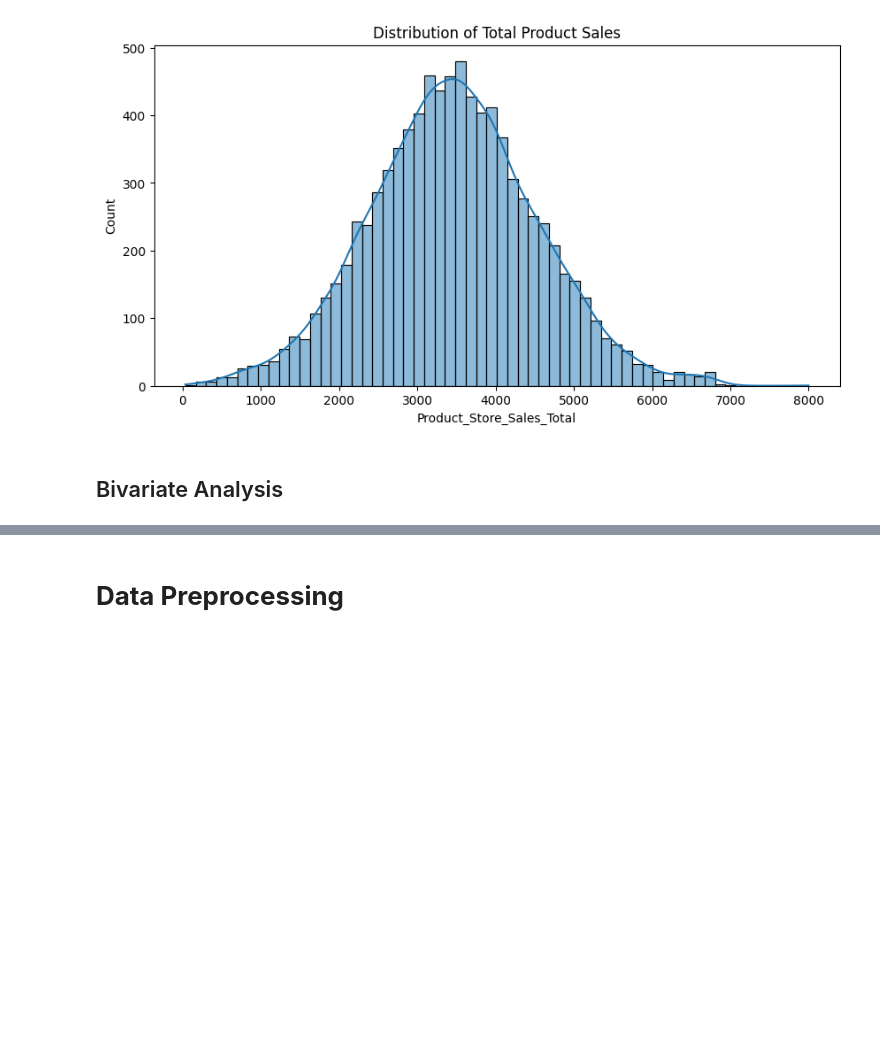
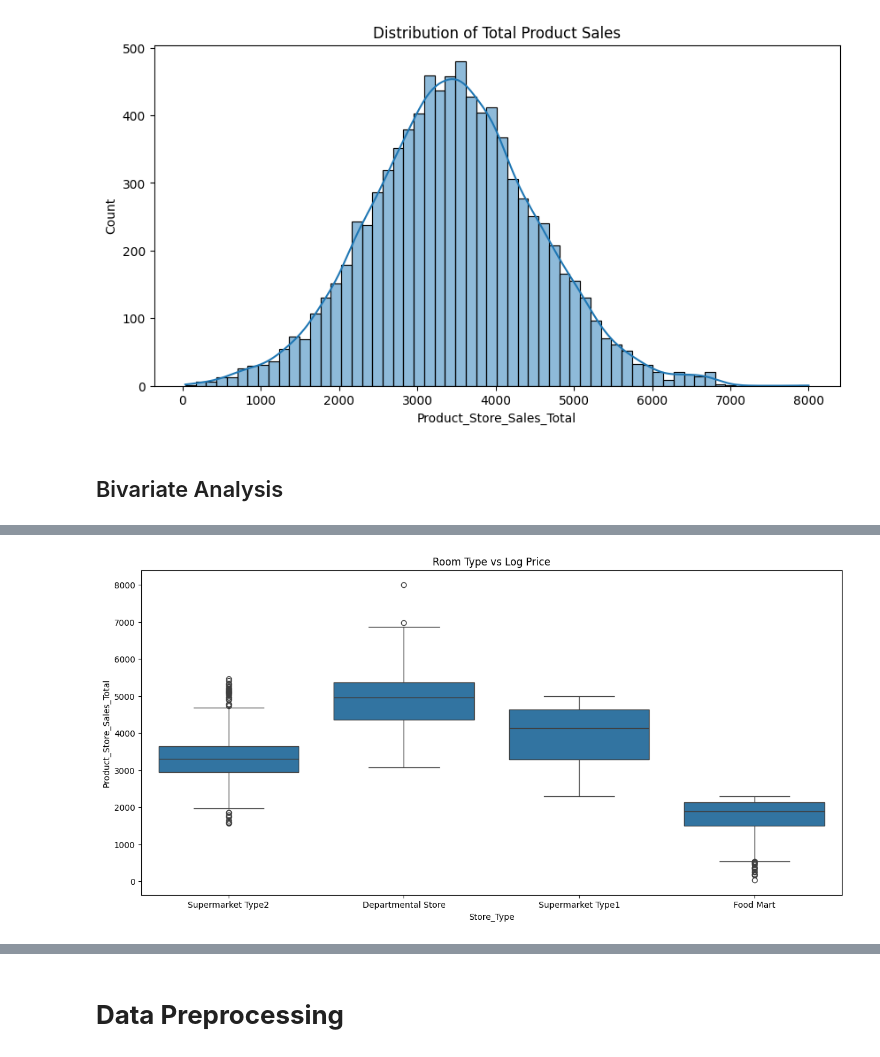
Before and after one commit to SarojaDadi/SuperKart_Full_Code_Version, a Jupyter notebook: SuperKart_Model_Refactored.ipynb, the cells around one changed output, grey strips where cells are left out. Saved outputs shown, nothing was run; the diff lists cells and outputs as text; code cells hidden in the pictures; blank space fills up the shorter version.

```diff
--- a/SuperKart_Model_Refactored.ipynb
+++ b/SuperKart_Model_Refactored.ipynb
@@ -343,3 +350,11 @@ plt.show()
+# %%
+# Store_Type vs Product_Store_Sales_Total
+plt.figure(figsize=(15, 7))
+sns.boxplot(x="Store_Type", y="Product_Store_Sales_Total", data=dataset)
+plt.title("Room Type vs Log Price")
+plt.show()
+# %% [output]
+[figure, added]
 # %%
 # Bivariate overview: numeric correlations and sales by selected categories
 numeric_for_plot = dataset.select_dtypes(include=np.number)
```
Also changed, not shown: parts of 2 cells of this notebook.
